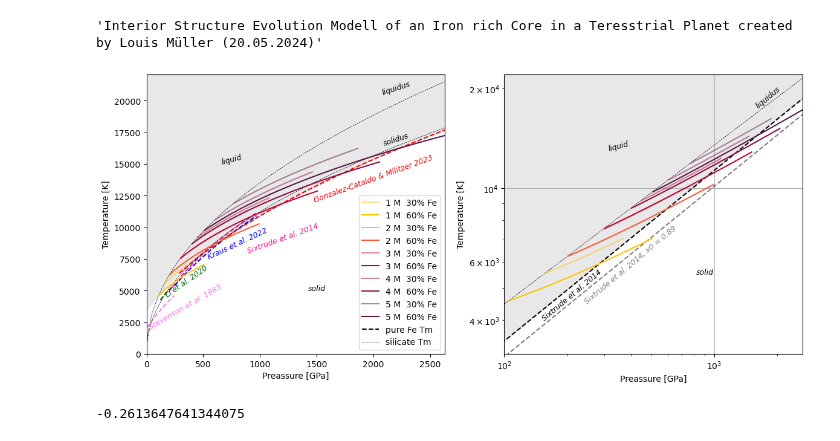
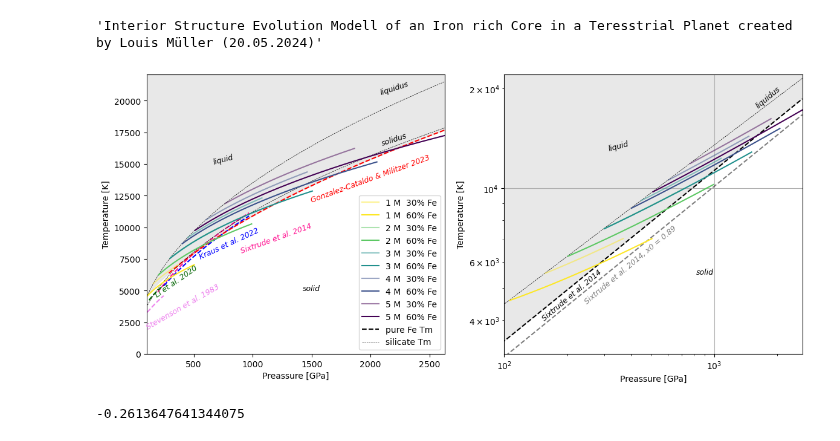
Before and after one commit to louis-mueller/geodynamo, a Jupyter notebook: core/CoreEvollution.ipynb, the cells around one changed output. Cells and saved outputs as stored; diff of their text form; code cells hidden in the pictures.

Commit message:
long update of many new builds (edits to visualization, readme, EoS calculation)

```diff
--- a/core/CoreEvollution.ipynb
+++ b/core/CoreEvollution.ipynb
@@ -30,7 +31,13 @@ lbl = [r'1 M  30% Fe', r'1 M  60% Fe', r'2 M  30% Fe', r'2 M  60% Fe', r'3 M  30
     r'3 M  60% Fe', r'4 M  30% Fe', r'4 M  60% Fe', r'5 M  30% Fe', r'5 M  60% Fe'
        ]
 
-clrs= np.array([[255, 195, 0], [255, 87, 51], [199, 0, 57], [144, 12, 63], [88, 24, 69]]) / 255
+#clrs= np.array([[255, 195, 0], [255, 87, 51], [199, 0, 57], [144, 12, 63], [88, 24, 69]]) / 255
+
+#nrColors = len(foldernames)
+nrColors = 5
+
+cmap = mpl.colormaps['viridis_r']
+clrs = cmap(np.linspace(0,1,nrColors))
 
 # from profs.res load the data as a dataframe with 14 columns that are delimitered by whitespace
 planets = {}
@@ -118,7 +125,7 @@ else:
 
 # 0:94 Stevenson et al. 1983
 ax[0].plot(P[0:94]*1.0e-9, T_m1983(P[0:94]), color = 'violet', linestyle=ls, linewidth=l, alpha=b)
-ax[0].text(340, 2000, 'Stevenson et al. 1983', horizontalalignment='center', fontsize=9, color='violet', fontstyle='italic', rotation=a[2])
+ax[0].text(410, 2000, 'Stevenson et al. 1983', horizontalalignment='center', fontsize=9, color='violet', fontstyle='italic', rotation=a[2])
 
 # 74:368 Sixtrude et al. 2014
 ax[0].plot(P[74:369]*1.0e-9, T_m2014(P[74:369]), color = 'deeppink', linestyle=ls, linewidth=l, alpha=b)
@@ -156,34 +163,35 @@ for prof in profs:
     ax[0].plot(planets[prof]['P']*1.0e-9, planets[prof]['T'], color = clrs[i//2], alpha = op, label = labels[prof])
     ax[1].plot(planets[prof]['P']*1.0e-9, planets[prof]['T'], color = clrs[i//2], alpha = op, label = labels[prof])
 
 ax[0].plot(0,0, color = 'black', linestyle = ls, linewidth=l, alpha = b, label = 'pure Fe Tm')
 ax[0].plot(0,0, color = 'black', linestyle = ls, linewidth=0.5, label = 'silicate Tm')
 ax[0].text(750, 15000, 'liquid', horizontalalignment='center', fontsize=9, color='black', fontstyle='italic', rotation=15)
 ax[0].text(1500, 5000, 'solid', horizontalalignment='center', fontsize=9, color='black', fontstyle='italic', rotation=0)
 ax[0].fill_between(P*1.0e-9, T_m2023(P), max_fill, where=(T_m2023(P) < max_fill), interpolate=True, color='lightgray', alpha=0.5)
 #ax[0].set_title('Comparisson of Silicate and Iron Melt Temperatures in Super Earths')
 ax[0].set_xlabel('Preassure [GPa]')
 ax[0].set_ylabel('Temperature [K]')
+ax[0].set_xlim(1e2,P[999]*1.0e-9)
 ax[0].grid(False)
 ax[0].margins(x=0, y=0)  # Set x and y margins to 0
 ax[0].legend()
 
 ax[1].fill_between(P*1.0e-9, T_m2014(P), max_fill, where=(T_m2014(P) < max_fill), interpolate=True, color='lightgray', alpha=0.5)
 ax[1].text(210, 4000, 'Sixtrude et al. 2014', horizontalalignment='center', fontsize=9, color='black', fontstyle='italic', rotation=40)
 ax[1].text(400, 4500, 'Sixtrude et al. 2014, x0 = 0.89', horizontalalignment='center', fontsize=9, color='gray', fontstyle='italic', rotation=40)
 ax[1].text(350, 13000, 'liquid', horizontalalignment='center', fontsize=9, color='black', fontstyle='italic', rotation=15)
 ax[1].text(900, 5500, 'solid', horizontalalignment='center', fontsize=9, color='black', fontstyle='italic', rotation=0)
 ax[1].set_xlabel('Preassure [GPa]')
 ax[1].set_ylabel('Temperature [K]')
 ax[1].set_yscale('log')
 ax[1].set_xscale('log')
 ax[1].set_xlim(1e2,P[999]*1.0e-9)
 ax[1].set_ylim(10**3.5,max_fill)
 ax[1].grid(True)
 
 plt.savefig('MeltTemp.svg')
 # %% [output]
-[figure, old version]
+[figure, new version]
 # %%
 # %% [output]
 -0.2613647641344075
```
Also changed, not shown: parts of 1 cell of this notebook, 17 other files.
